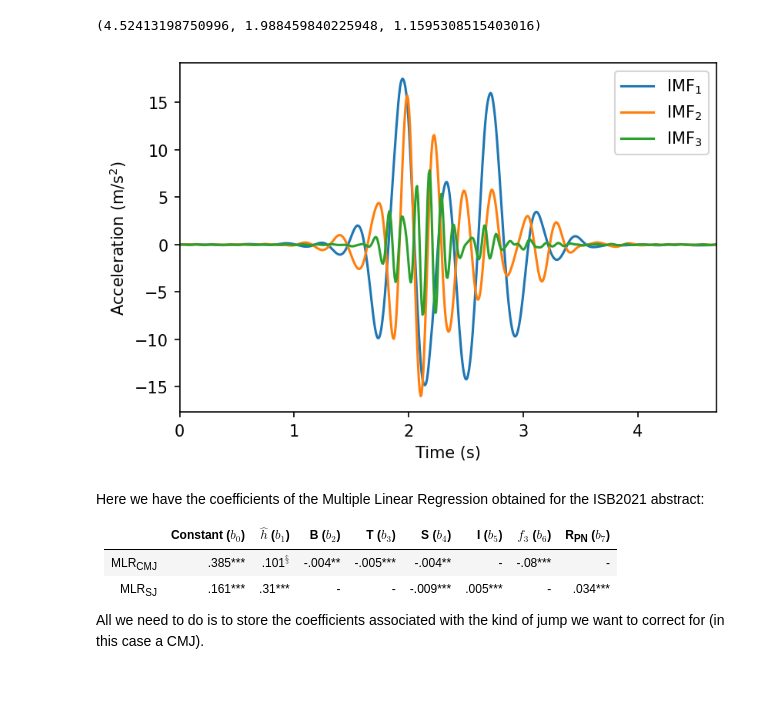
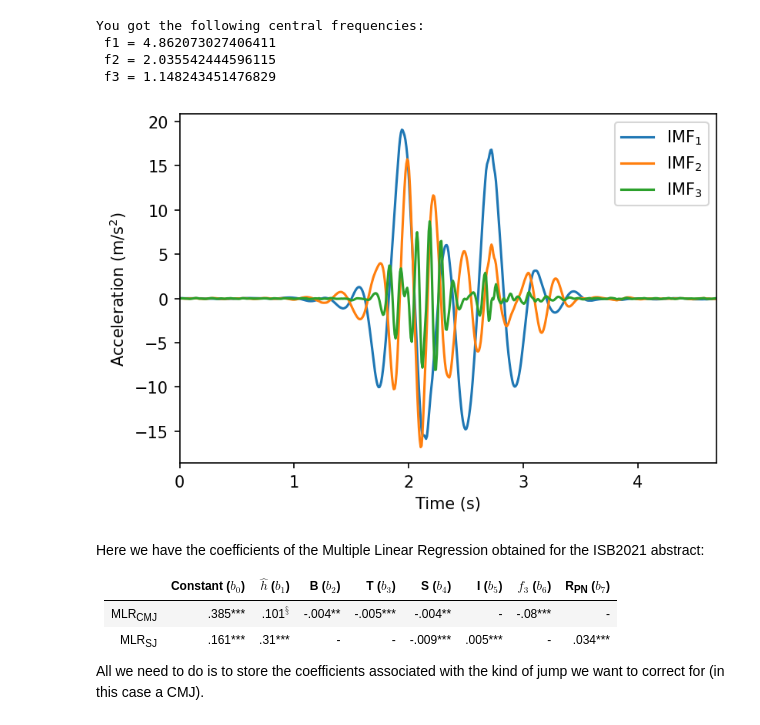
Before and after one commit to Maskul93/MLR_ISB2021, a Jupyter notebook: main.ipynb, the cells around one changed output. Cells and saved outputs as stored; diff of their text form; code cells hidden in the pictures; blank space fills up the shorter version.

```diff
--- a/main.ipynb
+++ b/main.ipynb
@@ -142,10 +141,10 @@ The first term of the previous equation is a sort of high-pass filter, whereas t
 # %%
-# --- Stupid Complementary Filter
-def my_cf(acc_data, gyr_data, fs, b, mu):
+# --- Simple Complementary Filter
+def my_cf(acc_data, gyr_data, fs, beta):
     N = acc_data.shape[0]
     roll_x, pitch_y, yaw_z, angle_x, angle_y, angle_z = np.zeros(N), np.zeros(N), np.zeros(N), np.zeros(N), np.zeros(N), np.zeros(N)
-    b = .1
-    dt = 1/fs
+    beta = .1
+    dk = 1/fs
 
     for k in range(1,N):
 
@@ -156,13 +155,8 @@ def my_cf(acc_data, gyr_data, fs, b, mu):
         angle_y[k] = 0.5 * ( gyr_data[k-1,1] + gyr_data[k,1] ) + angle_y[k-1]
         angle_z[k] = 0.5 * ( gyr_data[k-1,2] + gyr_data[k,2] ) + angle_z[k-1]
 
-        roll_x[k] = (1 - b) * ( angle_x[k-1] + gyr_data[k,0] * dt ) + b * alpha_x
-        pitch_y[k] = (1 - b) * ( angle_y[k-1] + gyr_data[k,1] * dt ) + b * alpha_y
+        roll_x[k] = (1 - beta) * ( angle_x[k-1] + gyr_data[k,0] * dk ) + beta * alpha_x
+        pitch_y[k] = (1 - beta) * ( angle_y[k-1] + gyr_data[k,1] * dk ) + beta * alpha_y
         yaw_z[k] = angle_z[k]
 
-    if mu == 'deg':
-        return roll_x, pitch_y, yaw_z
-    elif mu == 'rad':
-        return roll_x*np.pi/180, pitch_y*np.pi/180, yaw_z*np.pi/180
-    else:
-        print('You need to select the RPY output type (mu).\nChoose either "rad" or "deg"' )
+    return roll_x*np.pi/180, pitch_y*np.pi/180, yaw_z*np.pi/180 # Angles in [rad]
@@ -187,20 +235,20 @@ sb_sp, to_sp = 172, 267    # Start Bending and Take-Off time instant for smartph
 sb_fp, to_fp = 161, 274    # Start Bending and Take-Off time instant for forceplatform
 # %%
 ## -- Load the jump -- ##
-x = pd.read_csv('./data/cmj_smartphone.csv')
-xx = pd.read_csv('./data/cmj_forceplate.csv')
-a_fp = pd.DataFrame.to_numpy(xx['ay'])
+x1 = pd.read_csv('./data/cmj_smartphone.csv')
+x2 = pd.read_csv('./data/cmj_forceplate.csv')
+a_fp = pd.DataFrame.to_numpy(x2['ay'])
 
 ## -- Convert accelerometer and gyroscope to Numpy arrays
-acc_data = pd.DataFrame.to_numpy(x[['ax','ay','az']])
-gyr_data = pd.DataFrame.to_numpy(x[['gx','gy','gz']])
+acc_data = pd.DataFrame.to_numpy(x1[['ax','ay','az']])
+gyr_data = pd.DataFrame.to_numpy(x1[['gx','gy','gz']])
 
-r,p,y = my_cf(acc_data, gyr_data, fs, beta, 'rad')
+r,p,y = my_cf(acc_data, gyr_data, fs, beta)
 q = eul2quatern(r,p,y)
 a_glob = align_to_WRF(q, acc_data)
 np.savetxt("./data/a_glob.csv", a_glob, delimiter = ",")
 
 h_sp = round(get_height(a_glob, sb_sp, to_sp, fs, 1), 2)
 h_fp = round(get_height(a_fp, sb_fp, to_fp, fs, 1), 2)
-print(h_sp , h_fp)
+print("Height obtained for:\n " + "Smartphone = " + str(h_sp) + " [m]\n Forceplate = " + str(h_fp) + " [m]")
 # %% [output]
@@ -209,31 +265,35 @@ print(h_sp , h_fp)
 # %%
 ## --- Apply VMD --- ##
 from vmdpy import VMD
 ## --- VMD Parameters --- ##
-alpha = 2000       # Low Bandwidth Constrain
+alpha = 100       # Low Bandwidth Constrain
 tau = 0           # Noise-tolerance (no strict fidelity enforcement)
 K = 3              # 3 modes
 DC = 0             # DC part imposed
 init = 0           # Initialize omegas uniformly
 tol = 1e-20        # Tolerance parameter
 
 time = np.linspace(0, a_glob.shape[0]/fs, num = a_glob.shape[0])
 
 ## --- Run VMD on smartphone aligned acceleration trace --- ##
 u, u_hat, omega = VMD(a_glob, alpha, tau, K, DC, init, tol)
 IMFs = np.transpose(u)
 
 fig = plt.figure(1)
 fig.dpi = 150
 plt.plot(time, IMFs)
 plt.xlabel('Time (s)'), plt.ylabel('Acceleration (m/s$^2$)'), plt.xlim([time[0], time[-1]])
 plt.legend(['IMF$_1$', 'IMF$_2$', 'IMF$_3$'])
 
 f3, f2, f1 = omega[-1] * ( fs / 2 )    # Convert the central-frequencies to their "actual value"
-f1, f2, f3
+print("You got the following central frequencies:\n f1 = " + str(f1) + "\n f2 = " + str(f2) +
+     "\n f3 = " + str(f3))
 # %% [output]
-(4.52413198750996, 1.988459840225948, 1.1595308515403016)
+You got the following central frequencies:
+ f1 = 4.862073027406411
+ f2 = 2.035542444596115
+ f3 = 1.148243451476829
-[figure, old version]
+[figure, new version]
 # %% [markdown]
 Here we have the coefficients of the Multiple Linear Regression obtained for the ISB2021 abstract:
 
```
Also changed, not shown: parts of 10 cells of this notebook, 1 other file.
